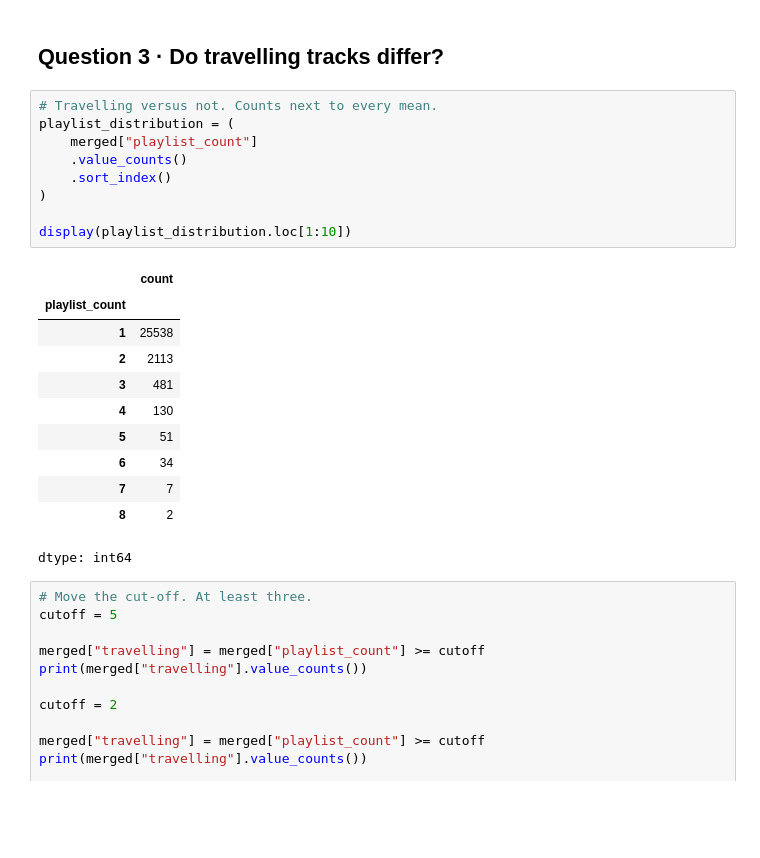
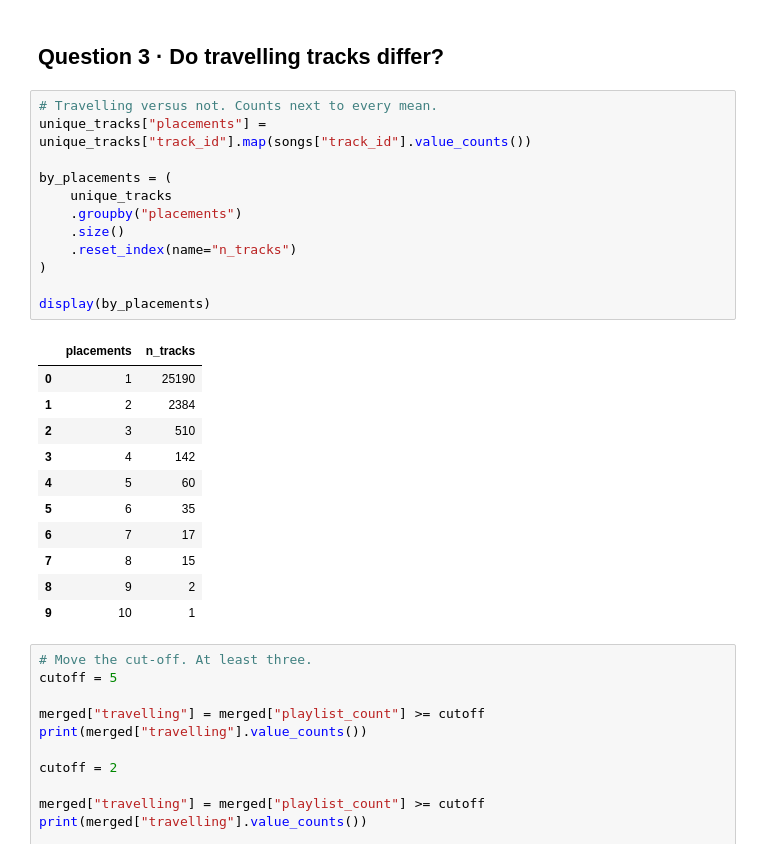
Before and after one commit to mrtchlpck/project-1-lecture, a Jupyter notebook: gotowa_wersja_notatnika_M1_assignment_2026_starter.ipynb, the cells around one changed output. Cells and saved outputs as stored; diff of their text form; blank space fills up the shorter version.

```diff
--- a/gotowa_wersja_notatnika_M1_assignment_2026_starter.ipynb
+++ b/gotowa_wersja_notatnika_M1_assignment_2026_starter.ipynb
@@ -373,25 +373,28 @@ display(families)
 ## Question 3 · Do travelling tracks differ?
 # %%
 # Travelling versus not. Counts next to every mean.
-playlist_distribution = (
-    merged["playlist_count"]
-    .value_counts()
-    .sort_index()
+unique_tracks["placements"] = unique_tracks["track_id"].map(songs["track_id"].value_counts())
+
+by_placements = (
+    unique_tracks
+    .groupby("placements")
+    .size()
+    .reset_index(name="n_tracks")
 )
 
-display(playlist_distribution.loc[1:10])
+display(by_placements)
 # %% [output]
-|  | count |
-| playlist_count |  |
-| 1 | 25538 |
-| 2 | 2113 |
-| 3 | 481 |
-| 4 | 130 |
-| 5 | 51 |
-| 6 | 34 |
-| 7 | 7 |
-| 8 | 2 |
+|  | placements | n_tracks |
+| 0 | 1 | 25190 |
+| 1 | 2 | 2384 |
+| 2 | 3 | 510 |
+| 3 | 4 | 142 |
+| 4 | 5 | 60 |
+| 5 | 6 | 35 |
+| 6 | 7 | 17 |
+| 7 | 8 | 15 |
+| 8 | 9 | 2 |
+| 9 | 10 | 1 |
-dtype: int64
 # %%
 # Move the cut-off. At least three.
 cutoff = 5
```
